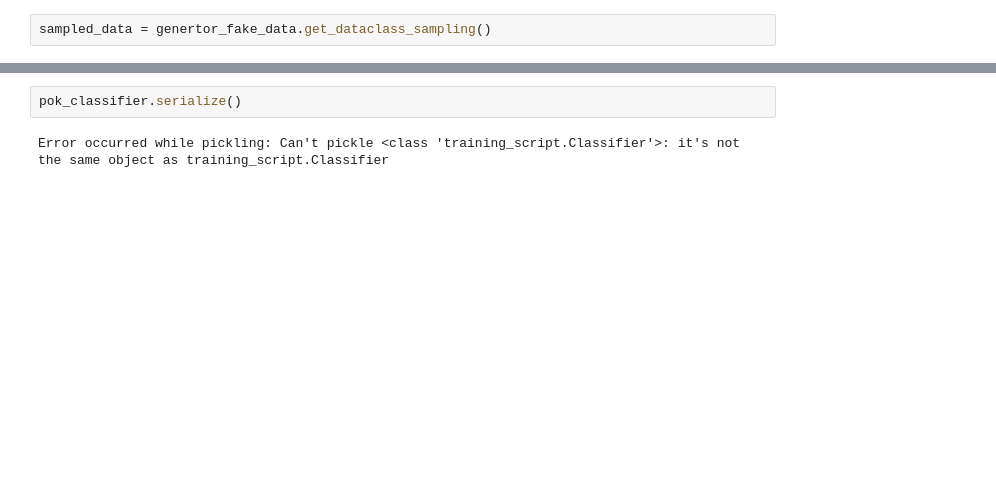
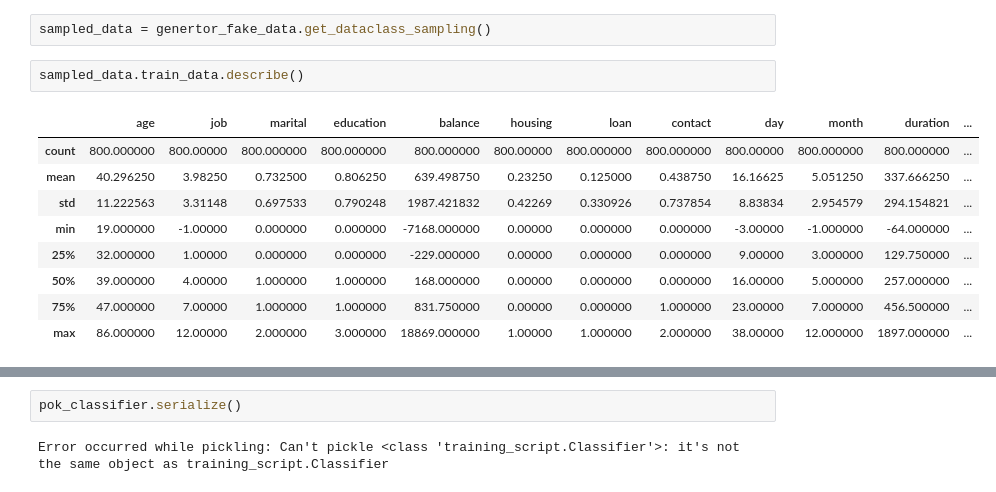
Before and after one commit to Rocket-Science-Development/pulsar_demo, a Jupyter notebook: src/exploring_data_generation.ipynb, the cells around one changed output, grey strips where cells are left out. Cells and saved outputs as stored; diff of their text form; blank space fills up the shorter version.

```diff
--- a/src/exploring_data_generation.ipynb
+++ b/src/exploring_data_generation.ipynb
@@ -99,2 +98,14 @@ genertor_fake_data.df_samples.head()
 # %%
 sampled_data = genertor_fake_data.get_dataclass_sampling()
+# %%
+sampled_data.train_data.describe()
+# %% [output]
+|  | age | job | marital | education | balance | housing | loan | contact | day | month | duration | ... |
+| count | 800.000000 | 800.00000 | 800.000000 | 800.000000 | 800.000000 | 800.00000 | 800.000000 | 800.000000 | 800.00000 | 800.000000 | 800.000000 | ... |
+| mean | 40.296250 | 3.98250 | 0.732500 | 0.806250 | 639.498750 | 0.23250 | 0.125000 | 0.438750 | 16.16625 | 5.051250 | 337.666250 | ... |
+| std | 11.222563 | 3.31148 | 0.697533 | 0.790248 | 1987.421832 | 0.42269 | 0.330926 | 0.737854 | 8.83834 | 2.954579 | 294.154821 | ... |
+| min | 19.000000 | -1.00000 | 0.000000 | 0.000000 | -7168.000000 | 0.00000 | 0.000000 | 0.000000 | -3.00000 | -1.000000 | -64.000000 | ... |
+| 25% | 32.000000 | 1.00000 | 0.000000 | 0.000000 | -229.000000 | 0.00000 | 0.000000 | 0.000000 | 9.00000 | 3.000000 | 129.750000 | ... |
+| 50% | 39.000000 | 4.00000 | 1.000000 | 1.000000 | 168.000000 | 0.00000 | 0.000000 | 0.000000 | 16.00000 | 5.000000 | 257.000000 | ... |
+| 75% | 47.000000 | 7.00000 | 1.000000 | 1.000000 | 831.750000 | 0.00000 | 0.000000 | 1.000000 | 23.00000 | 7.000000 | 456.500000 | ... |
+| max | 86.000000 | 12.00000 | 2.000000 | 3.000000 | 18869.000000 | 1.00000 | 1.000000 | 2.000000 | 38.00000 | 12.000000 | 1897.000000 | ... |
```
Also changed, not shown: parts of 19 cells of this notebook, 2 other files.
